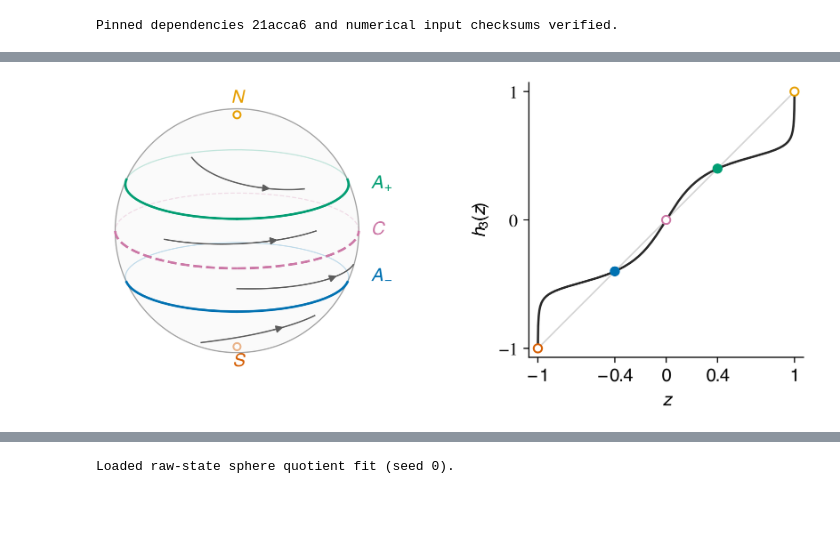
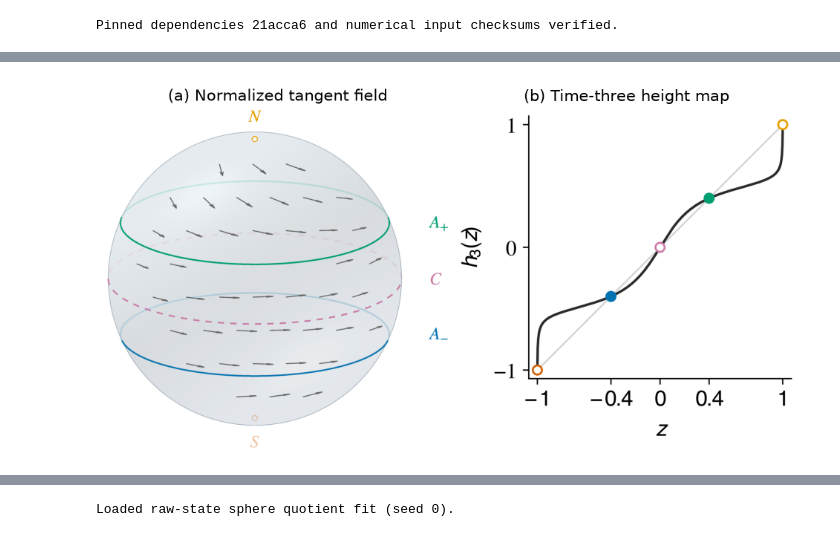
Before and after one commit to bernardorivas/2027_L4DC_EquivariantMorseGraphs, a Jupyter notebook: code-kaito/notebooks/01_sphere.ipynb, the cells around one changed output, grey strips where cells are left out. Drawn from its saved outputs; the diff is of its cells as text; code cells hidden in the pictures; blank space fills up the shorter version.

```diff
--- a/code-kaito/notebooks/01_sphere.ipynb
+++ b/code-kaito/notebooks/01_sphere.ipynb
@@ -37,6 +38,6 @@ Removing the known rotation gives an $O(2)$-equivariant flow $F_t:S^2\to S^2$ wi
-# %%
-reference = analytical_reference(ROOT, EXAMPLES, DATA, "sphere")
-show_analytical(reference, "sphere")
-# %% [output]
-[figure, removed]
+# %%
+from example_plots import show_flow
+reference = show_flow("sphere")
+# %% [output]
+[figure, added]
 # %% [markdown]
```
Also changed, not shown: parts of 20 cells of this notebook, 14 other files.
